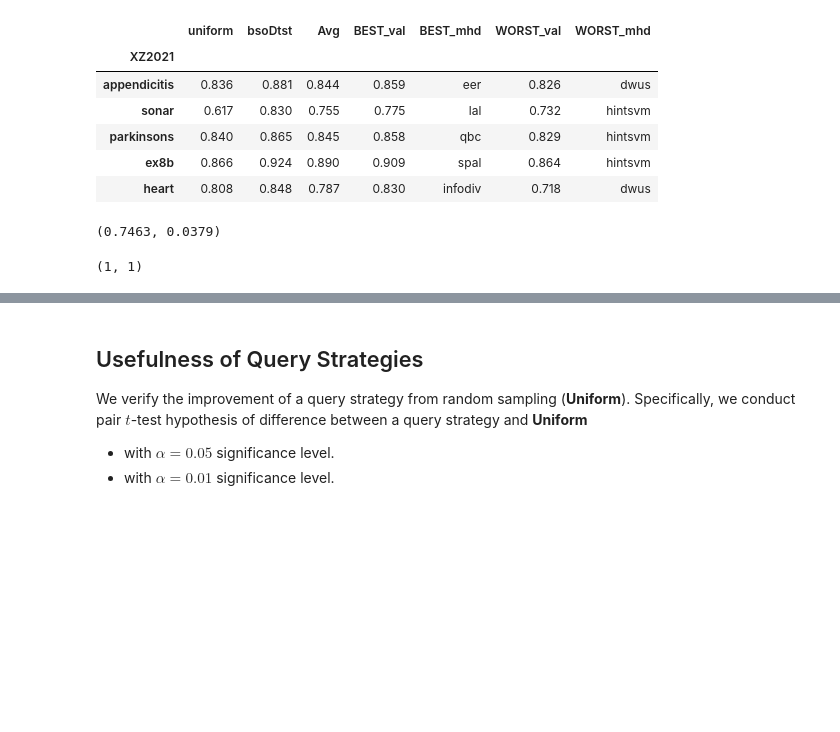
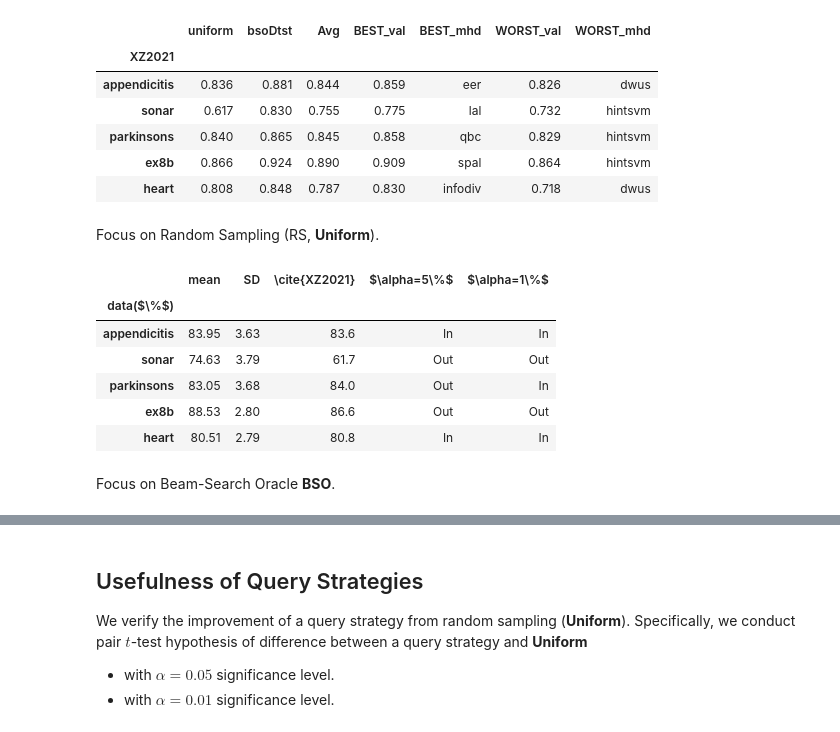
Before and after one commit to ariapoy/active-learning-benchmark, a Jupyter notebook: results/analysis.ipynb, the cells around one changed output, grey strips where cells are left out. Saved outputs shown, nothing was run; the diff lists cells and outputs as text; code cells hidden in the pictures; blank space fills up the shorter version.

```diff
--- a/results/analysis.ipynb
+++ b/results/analysis.ipynb
@@ -237 +252,6 @@ xz2021_table3 = xz2021_table3.set_index('XZ2021')
+# %%
+report1_str = '# Benchmark of pool-based active learning\n\nMean(Standard Deviation) of Uniform (Random Sampling), 17 query strategies and Beam-Search Oracle (BSO) on 26 binary datasets.\n\n' + report1_str
+# %%
+with open('./README.md', 'w') as f:
+    f.write(report1_str)
 # %%
@@ -277,13 +298,49 @@ xz2021_table3.head()
 | parkinsons | 0.840 | 0.865 | 0.845 | 0.858 | qbc | 0.829 | hintsvm |
 | ex8b | 0.866 | 0.924 | 0.890 | 0.909 | spal | 0.864 | hintsvm |
 | heart | 0.808 | 0.848 | 0.787 | 0.830 | infodiv | 0.718 | dwus |
-# %%
-table3_mean.loc['uniform', 'sonar'], table3_std.loc['uniform', 'sonar']
-# %% [output]
-(0.7463, 0.0379)
-# %%
-res = tinterval_check(table3_mean.loc['uniform', 'ionosphere'], table3_std.loc['uniform', 'ionosphere'], 100,
-                      xz2021_table3.loc['ionosphere', 'uniform'])
-res
-# %% [output]
-(1, 1)
+# %% [markdown]
+Focus on Random Sampling (RS, **Uniform**).
+# %%
+report4_1 = pd.DataFrame()
+report4_1.loc[:, 'mean'] = table3_mean.loc['uniform', :]
+report4_1.loc[:, 'SD'] = table3_std.loc['uniform', :]
+report4_1.loc[:, '\cite{XZ2021}'] = xz2021_table3['uniform']
+report4_1.loc[:, '$\\alpha=5\%$'] = None
+report4_1.loc[:, '$\\alpha=1\%$'] = None
+report4_1.index.name = f'{report4_1.index.name}($\%$)'
+# %%
+for data_name in report4_1.index:
+    if data_name in large_data_list:
+        n_samples = 10
+    else:
+        n_samples = 100
+
+    d_95, d_99 = tinterval_check(
+        report4_1.loc[data_name, 'mean'],
+        report4_1.loc[data_name, 'SD'],
+        n_samples,
+        report4_1.loc[data_name, '\cite{XZ2021}']
+    )
+
+    if d_95 == 1:
+        report4_1.loc[data_name, '$\\alpha=5\%$'] = f'Out'
+    else:
+        report4_1.loc[data_name, '$\\alpha=5\%$'] = f'In'
+
+    if d_99 == 1:
+        report4_1.loc[data_name, '$\\alpha=1\%$'] = f'Out'
+    else:
+        report4_1.loc[data_name, '$\\alpha=1\%$'] = f'In'
+# %%
+report4_1['mean'] = report4_1['mean'].apply(lambda x: f'{x:.2%}'[:-1])
+report4_1['SD'] = report4_1['SD'].apply(lambda x: f'{x:.2%}'[:-1])
+report4_1['\cite{XZ2021}'] = report4_1['\cite{XZ2021}'].apply(lambda x: f'{x:.1%}'[:-1])
+report4_1.head()
+# %% [output]
+|  | mean | SD | \cite{XZ2021} | $\alpha=5\%$ | $\alpha=1\%$ |
+| data($\%$) |  |  |  |  |  |
+| appendicitis | 83.95 | 3.63 | 83.6 | In | In |
+| sonar | 74.63 | 3.79 | 61.7 | Out | Out |
+| parkinsons | 83.05 | 3.68 | 84.0 | Out | In |
+| ex8b | 88.53 | 2.80 | 86.6 | Out | Out |
+| heart | 80.51 | 2.79 | 80.8 | In | In |
@@ -289,0 +352,2 @@ res
+# %% [markdown]
+Focus on Beam-Search Oracle **BSO**.
```
Also changed, not shown: parts of 40 cells of this notebook, 2 other files.
